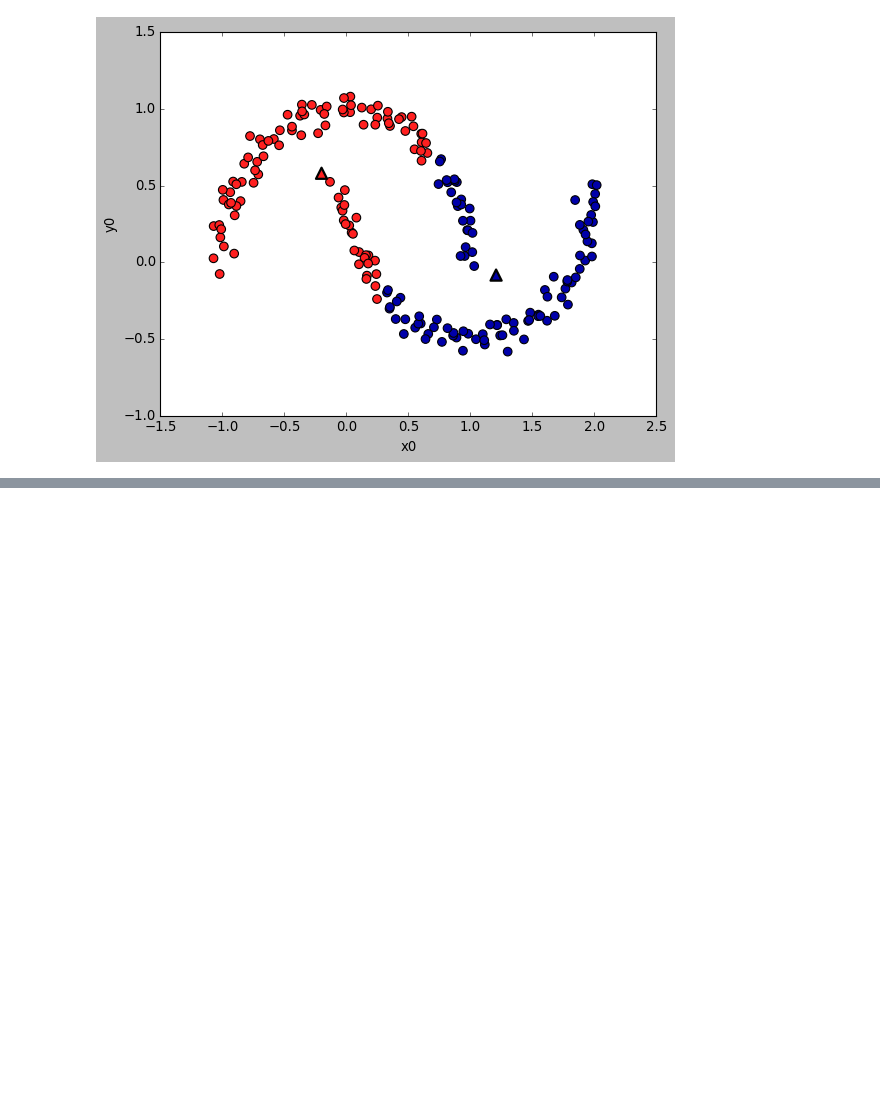
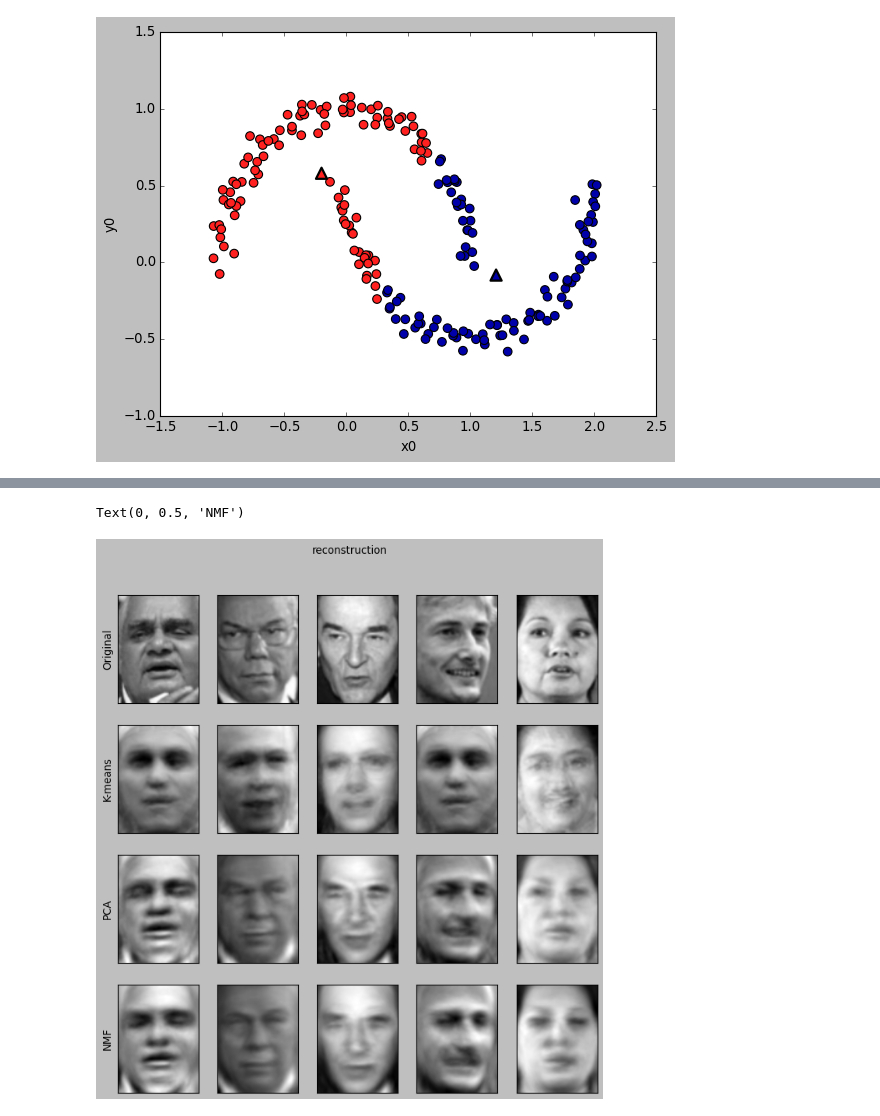
Before and after one commit to Hosung-Ahn/IntroducingML, a Jupyter notebook: Chapter3-Unsupervised_Learning/군집.ipynb, the cells around one changed output, grey strips where cells are left out. Cells and saved outputs as stored; diff of their text form; code cells hidden in the pictures; blank space fills up the shorter version.

```diff
--- a/Chapter3-Unsupervised_Learning/군집.ipynb
+++ b/Chapter3-Unsupervised_Learning/군집.ipynb
@@ -112,0 +172,17 @@ plt.show()
+# %%
+fig, axes = plt.subplots(4,5, subplot_kw={'xticks':(), 'yticks':()}, figsize=(10,10))
+fig.suptitle("reconstruction")
+for ax, orig, rec_kmeans, rec_pca, rec_nmf in zip(axes.T, X_test, X_reconstructed_kmeans,
+                                                  X_reconstructed_pca, X_reconstructed_nmf) :
+    ax[0].imshow(orig.reshape(image_shape), cmap='gray')
+    ax[1].imshow(rec_kmeans.reshape(image_shape), cmap='gray')
+    ax[2].imshow(rec_pca.reshape(image_shape), cmap='gray')
+    ax[3].imshow(rec_nmf.reshape(image_shape), cmap='gray')
+
+axes[0,0].set_ylabel("Original")
+axes[1,0].set_ylabel("K-means")
+axes[2,0].set_ylabel("PCA")
+axes[3,0].set_ylabel("NMF")
+# %% [output]
+Text(0, 0.5, 'NMF')
+[figure, added]
```
Also changed, not shown: parts of 13 cells of this notebook, 1 other file.
